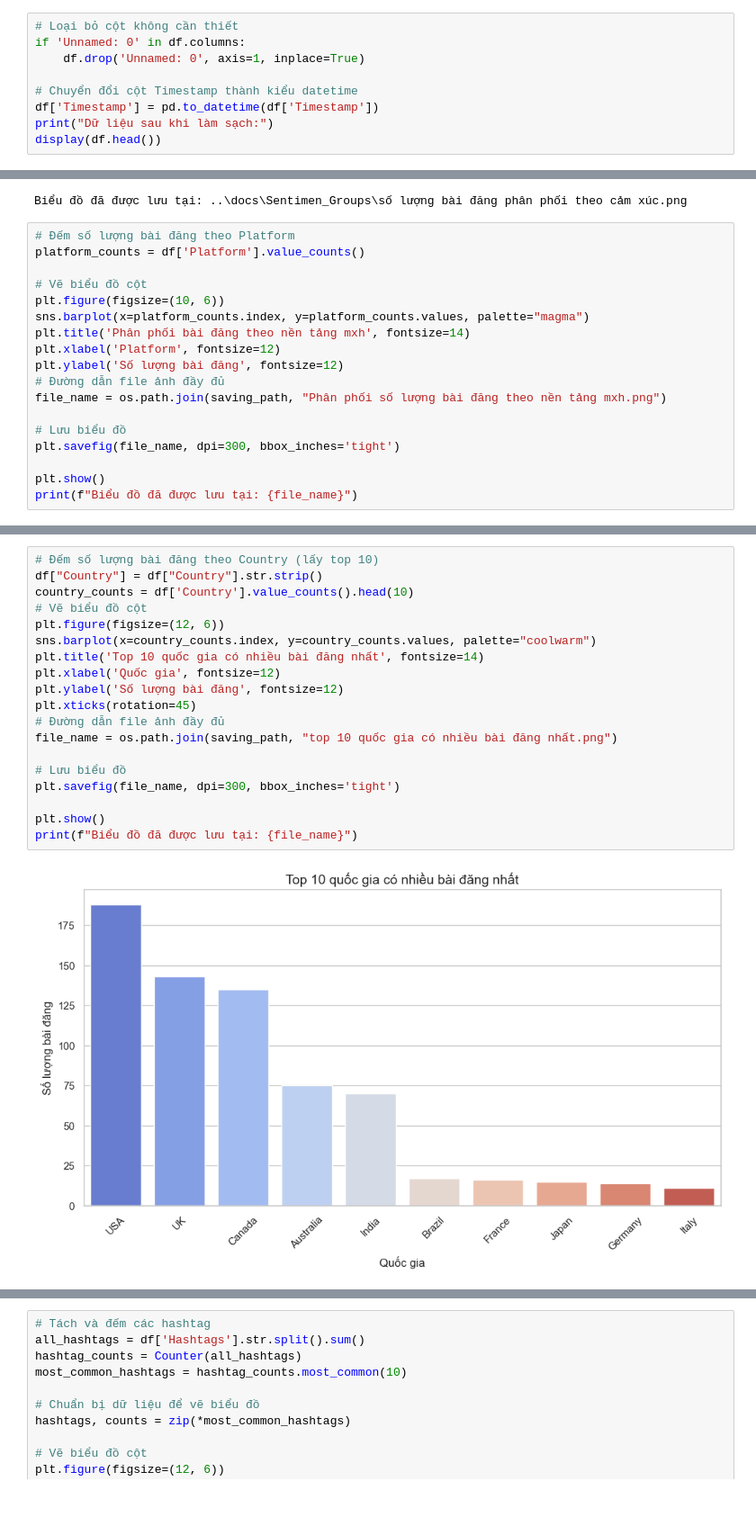
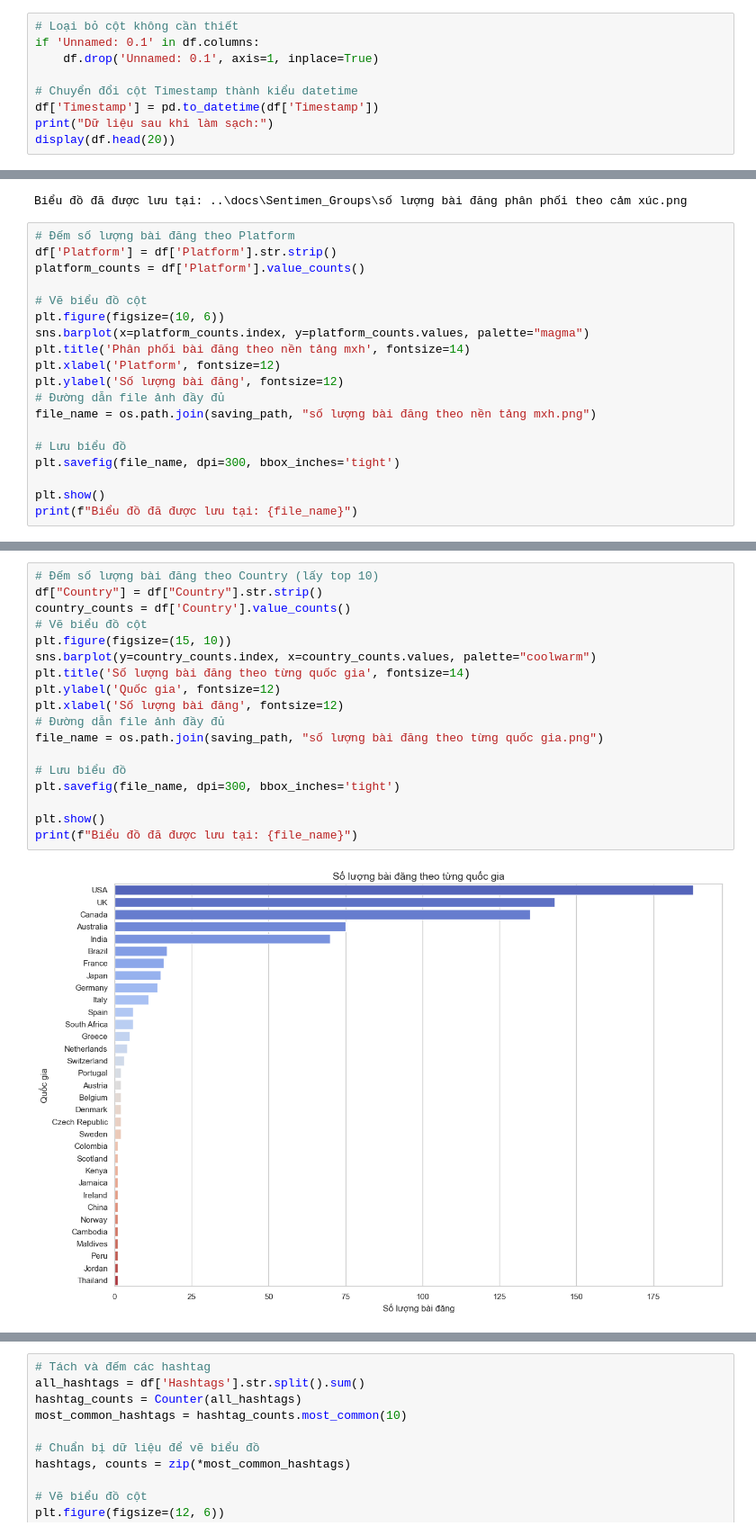
Before and after one commit to NhatNam15151515/Social-Media-Sentiments-Analysis, a Jupyter notebook: social-media-sentiments-analysis/notebooks/Social Media Sentiments Analysis - New Data.ipynb, the cells around one changed output, grey strips where cells are left out. Shown at 90% size. Drawn from its saved outputs; the diff is of its cells as text; blank space fills up the shorter version.

```diff
--- a/social-media-sentiments-analysis/notebooks/Social Media Sentiments Analysis - New Data.ipynb
+++ b/social-media-sentiments-analysis/notebooks/Social Media Sentiments Analysis - New Data.ipynb
@@ -60,12 +60,12 @@ Data columns (total 15 columns):
 732
 # %%
 # Loại bỏ cột không cần thiết
-if 'Unnamed: 0' in df.columns:
-    df.drop('Unnamed: 0', axis=1, inplace=True)
+if 'Unnamed: 0.1' in df.columns:
+    df.drop('Unnamed: 0.1', axis=1, inplace=True)
 
 # Chuyển đổi cột Timestamp thành kiểu datetime
 df['Timestamp'] = pd.to_datetime(df['Timestamp'])
 print("Dữ liệu sau khi làm sạch:")
-display(df.head())
+display(df.head(20))
 # %% [output]
 Dữ liệu sau khi làm sạch:
@@ -117,6 +128,7 @@ print(f"Biểu đồ đã được lưu tại: {file_name}")
 Biểu đồ đã được lưu tại: ..\docs\Sentimen_Groups\số lượng bài đăng phân phối theo cảm xúc.png
 # %%
 # Đếm số lượng bài đăng theo Platform
+df['Platform'] = df['Platform'].str.strip()
 platform_counts = df['Platform'].value_counts()
 
 # Vẽ biểu đồ cột
@@ -126,7 +138,7 @@ plt.title('Phân phối bài đăng theo nền tảng mxh', fontsize=14)
 plt.xlabel('Platform', fontsize=12)
 plt.ylabel('Số lượng bài đăng', fontsize=12)
 # Đường dẫn file ảnh đầy đủ
-file_name = os.path.join(saving_path, "Phân phối số lượng bài đăng theo nền tảng mxh.png")
+file_name = os.path.join(saving_path, "số lượng bài đăng theo nền tảng mxh.png")
 
 # Lưu biểu đồ
 plt.savefig(file_name, dpi=300, bbox_inches='tight')
@@ -139,21 +193,20 @@ Biểu đồ đã được lưu tại: ..\docs\Sentimen_Groups\Phân phối số
 # %%
 # Đếm số lượng bài đăng theo Country (lấy top 10)
 df["Country"] = df["Country"].str.strip()
-country_counts = df['Country'].value_counts().head(10)
+country_counts = df['Country'].value_counts()
 # Vẽ biểu đồ cột
-plt.figure(figsize=(12, 6))
-sns.barplot(x=country_counts.index, y=country_counts.values, palette="coolwarm")
-plt.title('Top 10 quốc gia có nhiều bài đăng nhất', fontsize=14)
-plt.xlabel('Quốc gia', fontsize=12)
-plt.ylabel('Số lượng bài đăng', fontsize=12)
-plt.xticks(rotation=45)
+plt.figure(figsize=(15, 10))
+sns.barplot(y=country_counts.index, x=country_counts.values, palette="coolwarm")
+plt.title('Số lượng bài đăng theo từng quốc gia', fontsize=14)
+plt.ylabel('Quốc gia', fontsize=12)
+plt.xlabel('Số lượng bài đăng', fontsize=12)
 # Đường dẫn file ảnh đầy đủ
-file_name = os.path.join(saving_path, "top 10 quốc gia có nhiều bài đăng nhất.png")
+file_name = os.path.join(saving_path, "số lượng bài đăng theo từng quốc gia.png")
 
 # Lưu biểu đồ
 plt.savefig(file_name, dpi=300, bbox_inches='tight')
 
 plt.show()
 print(f"Biểu đồ đã được lưu tại: {file_name}")
 # %% [output]
-[figure, old version]
+[figure, new version]
```
Also changed, not shown: parts of 15 cells of this notebook, 17 other files.
